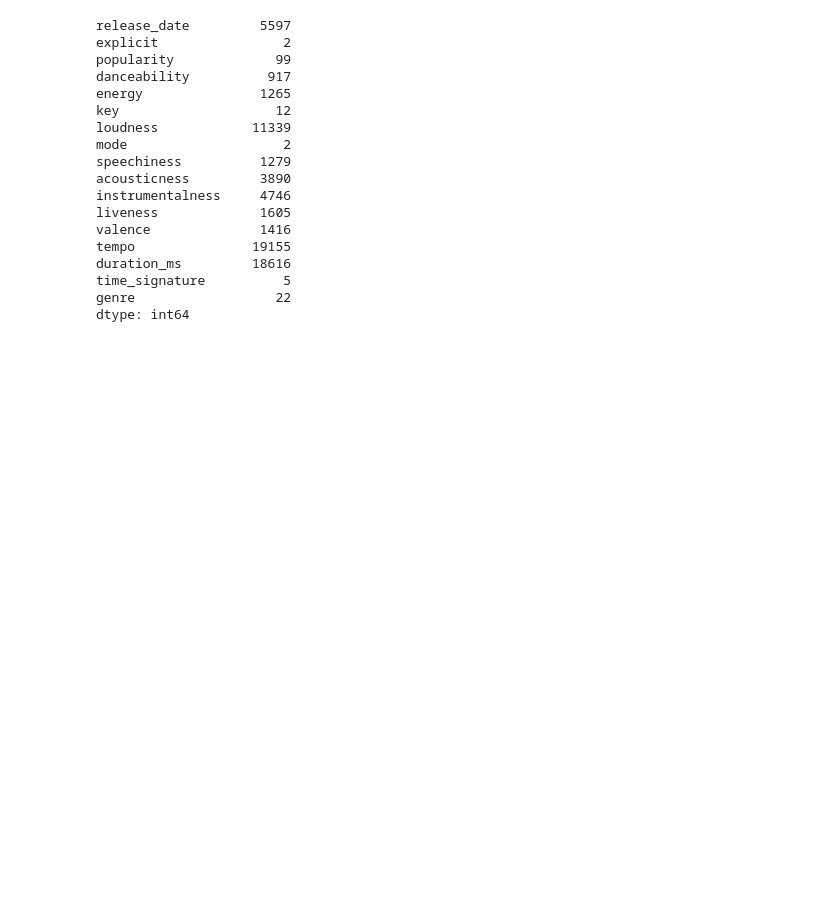
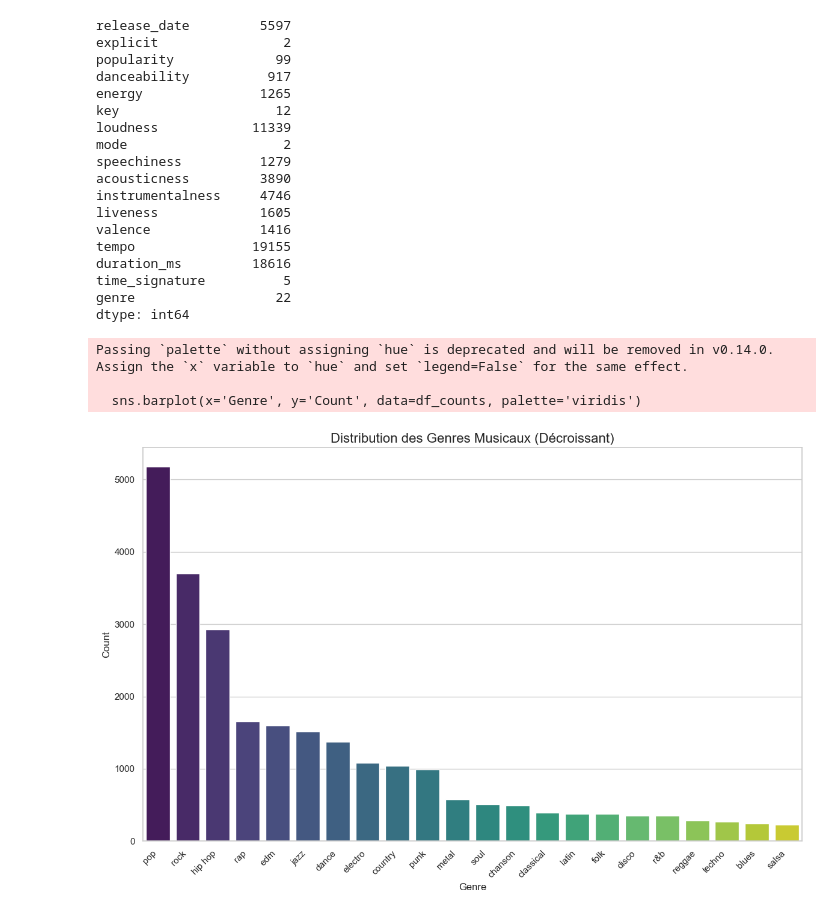
Before and after one commit to jmalfaro2019/Projet-AARES-20260202, a Jupyter notebook: part_1/notebooks/01_analysis.ipynb, the cells around one changed output. Cells and saved outputs as stored; diff of their text form; code cells hidden in the pictures; blank space fills up the shorter version.

```diff
--- a/part_1/notebooks/01_analysis.ipynb
+++ b/part_1/notebooks/01_analysis.ipynb
@@ -97,3 +99,23 @@ duration_ms         18616
 time_signature          5
 genre                  22
 dtype: int64
+# %%
+
+df_counts = df_train['genre'].value_counts().reset_index()
+df_counts.columns = ['Genre', 'Count']
+
+# Configuration et tracé
+sns.set_theme(style="whitegrid")
+plt.figure(figsize=(12, 8))
+
+sns.barplot(x='Genre', y='Count', data=df_counts, palette='viridis')
+
+plt.title('Distribution des Genres Musicaux (Décroissant)', fontsize=16)
+plt.xticks(rotation=45, ha='right')
+plt.tight_layout()
+plt.show()
+# %% [output]
+Passing `palette` without assigning `hue` is deprecated and will be removed in v0.14.0. Assign the `x` variable to `hue` and set `legend=False` for the same effect.
+
+  sns.barplot(x='Genre', y='Count', data=df_counts, palette='viridis')
+[figure, added]
```
Also changed, not shown: parts of 6 cells of this notebook.
